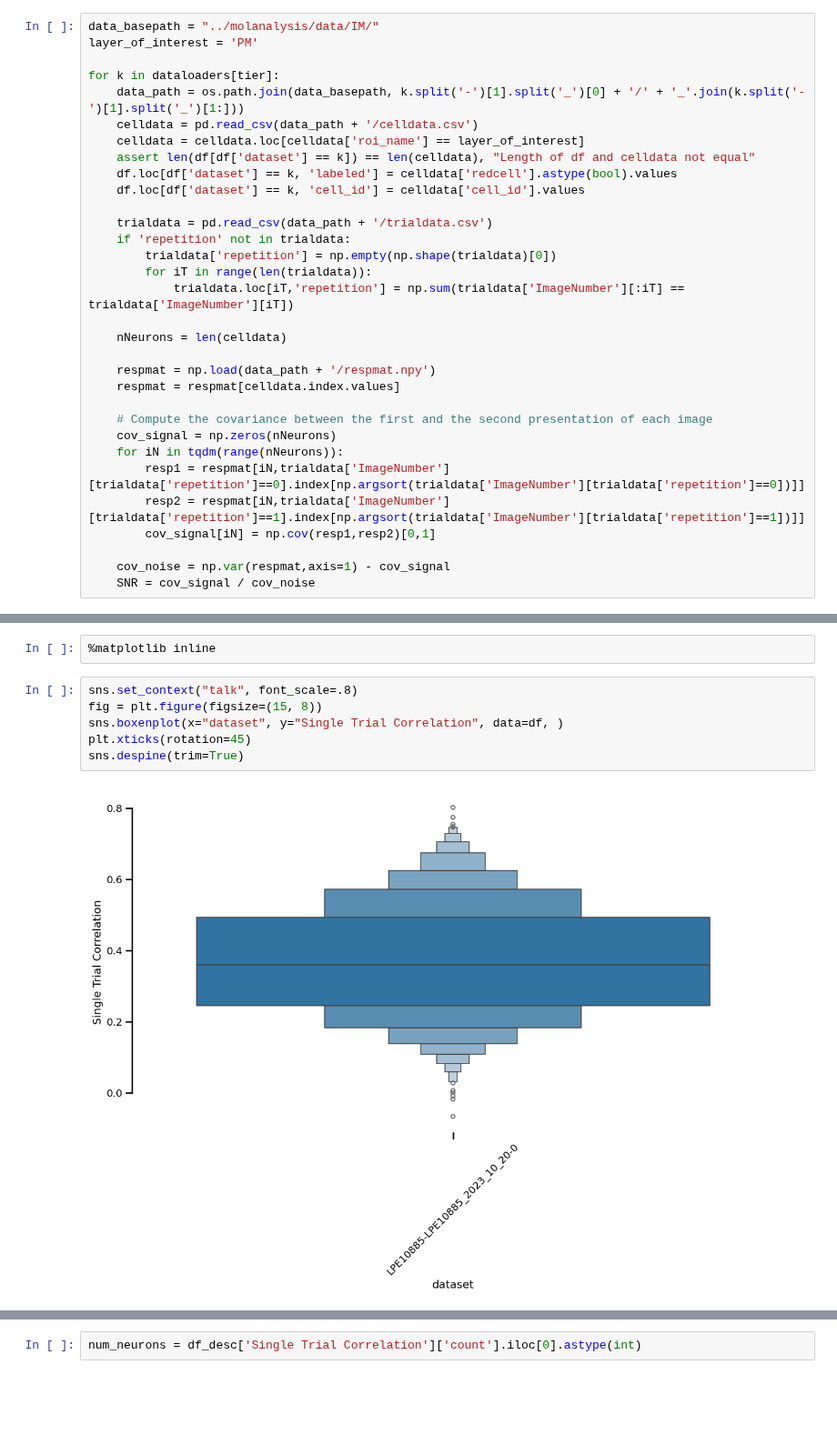
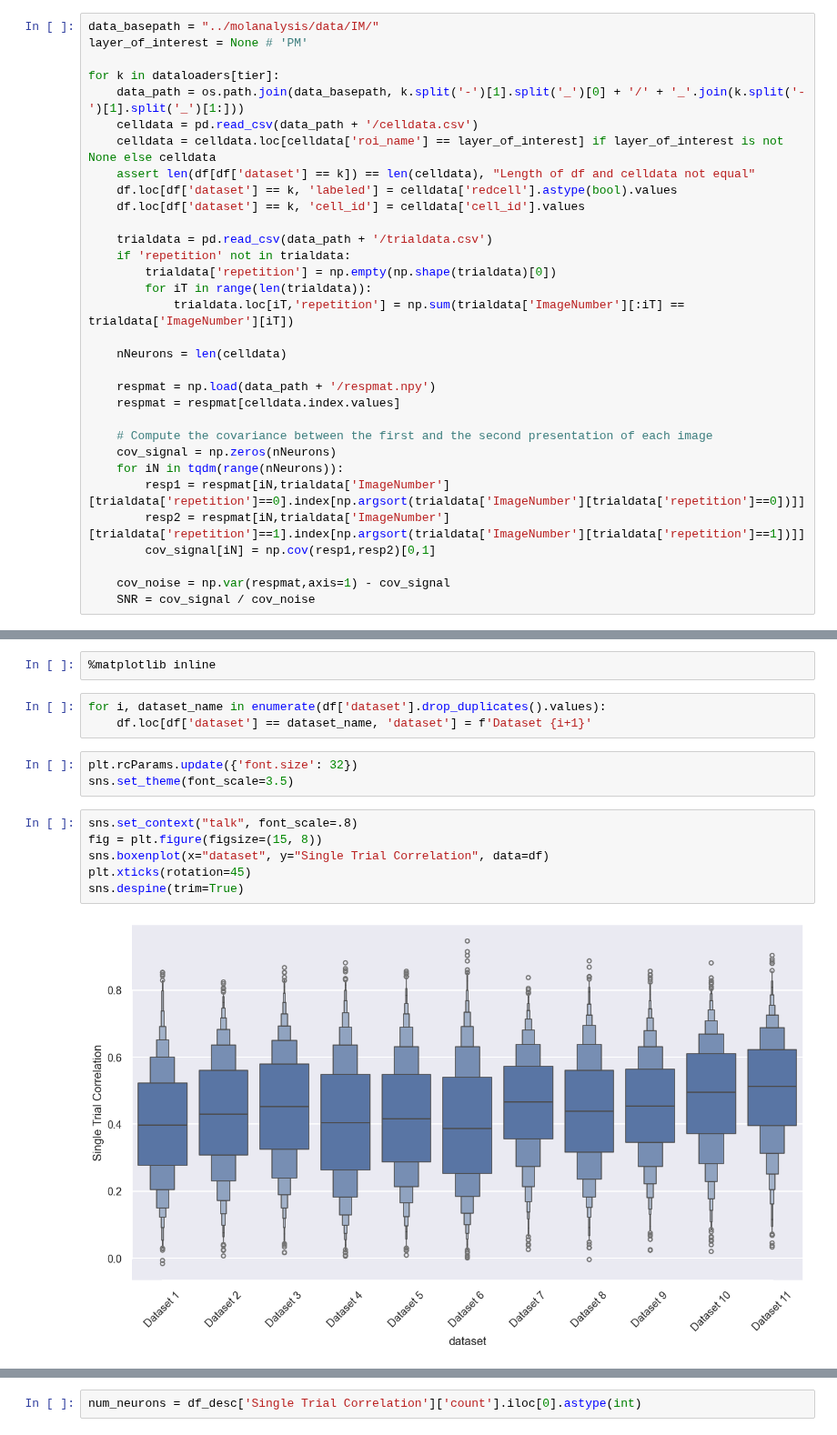
Before and after one commit to ananaphasia/adrian_sensorium, a Jupyter notebook: notebooks/submission_m4/03_evaluate_and_submit.ipynb, the cells around one changed output, grey strips where cells are left out. Shown at 91% size. Saved outputs shown, nothing was run; the diff lists cells and outputs as text; blank space fills up the shorter version.

```diff
--- a/notebooks/submission_m4/03_evaluate_and_submit.ipynb
+++ b/notebooks/submission_m4/03_evaluate_and_submit.ipynb
@@ -133,12 +143,12 @@ for k in dataloaders[tier]:
     df.loc[df['dataset'] == k, 'area'] = dataloaders[tier][k].dataset.neurons.area
 # %%
 data_basepath = "../molanalysis/data/IM/"
-layer_of_interest = 'PM'
+layer_of_interest = None # 'PM'
 
 for k in dataloaders[tier]:
     data_path = os.path.join(data_basepath, k.split('-')[1].split('_')[0] + '/' + '_'.join(k.split('-')[1].split('_')[1:]))
     celldata = pd.read_csv(data_path + '/celldata.csv')
-    celldata = celldata.loc[celldata['roi_name'] == layer_of_interest]
+    celldata = celldata.loc[celldata['roi_name'] == layer_of_interest] if layer_of_interest is not None else celldata
     assert len(df[df['dataset'] == k]) == len(celldata), "Length of df and celldata not equal"
     df.loc[df['dataset'] == k, 'labeled'] = celldata['redcell'].astype(bool).values
     df.loc[df['dataset'] == k, 'cell_id'] = celldata['cell_id'].values
@@ -193,13 +197,19 @@ SignificanceResult(statistic=0.5967398204940776, pvalue=8.271643997220694e-136)
 # %%
 %matplotlib inline
+# %%
+for i, dataset_name in enumerate(df['dataset'].drop_duplicates().values):
+    df.loc[df['dataset'] == dataset_name, 'dataset'] = f'Dataset {i+1}'
+# %%
+plt.rcParams.update({'font.size': 32})
+sns.set_theme(font_scale=3.5)
 # %%
 sns.set_context("talk", font_scale=.8)
 fig = plt.figure(figsize=(15, 8))
-sns.boxenplot(x="dataset", y="Single Trial Correlation", data=df, )
+sns.boxenplot(x="dataset", y="Single Trial Correlation", data=df)
 plt.xticks(rotation=45)
 sns.despine(trim=True)
 # %% [output]
-[figure, old version]
+[figure, new version]
 # %%
 sns.set_context("talk", font_scale=.8)
 fig, axes = plt.subplots(nrows=1, ncols=len(df['dataset'].unique()), figsize=(15, 8), sharey=True)
```
Also changed, not shown: parts of 15 cells of this notebook, 11 other files.
